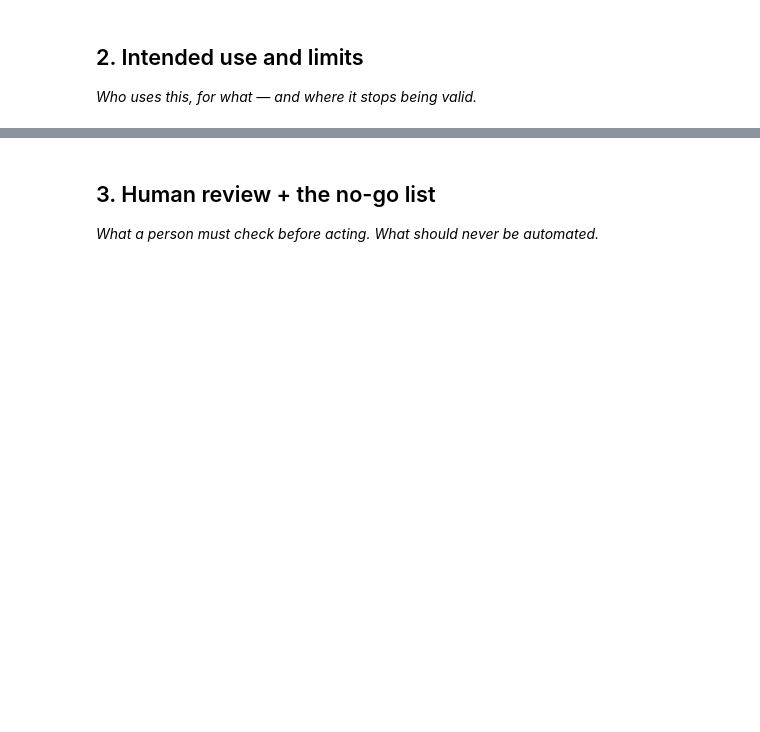
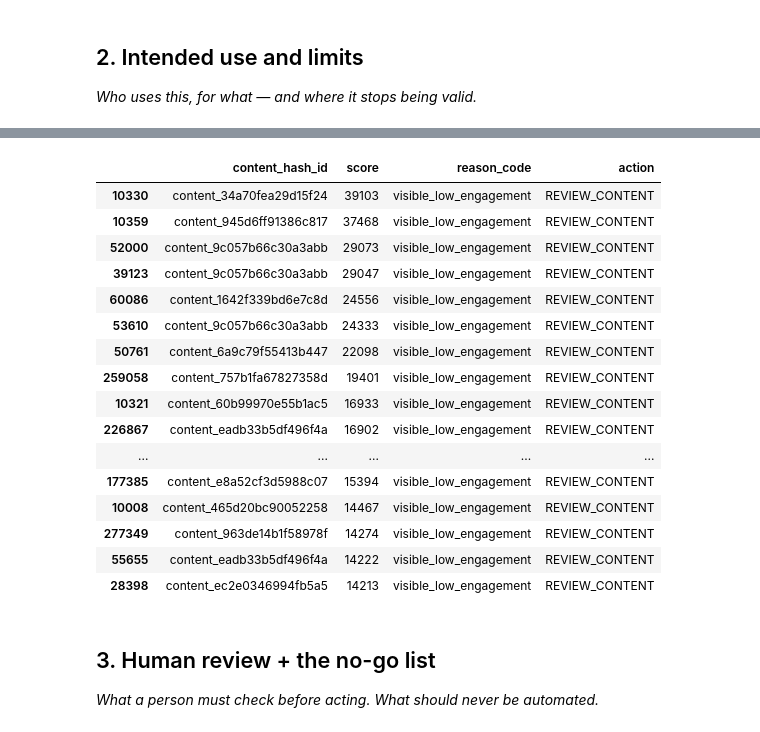
Before and after one commit to MUKUL-TIWARI/flyrank-ml-internship, a Jupyter notebook: work/notebooks/w07_action_playbook.ipynb, the cells around one changed output, grey strips where cells are left out. Drawn from its saved outputs; the diff is of its cells as text; code cells hidden in the pictures; blank space fills up the shorter version.

```diff
--- a/work/notebooks/w07_action_playbook.ipynb
+++ b/work/notebooks/w07_action_playbook.ipynb
@@ -23,3 +117,23 @@ This skeleton is yours to fill. Work the sections **in order** — each one has
+# %%
+queue[["content_hash_id","score","reason_code","action"]].head(20)
+# %% [output]
+|  | content_hash_id | score | reason_code | action |
+| 10330 | content_34a70fea29d15f24 | 39103 | visible_low_engagement | REVIEW_CONTENT |
+| 10359 | content_945d6ff91386c817 | 37468 | visible_low_engagement | REVIEW_CONTENT |
+| 52000 | content_9c057b66c30a3abb | 29073 | visible_low_engagement | REVIEW_CONTENT |
+| 39123 | content_9c057b66c30a3abb | 29047 | visible_low_engagement | REVIEW_CONTENT |
+| 60086 | content_1642f339bd6e7c8d | 24556 | visible_low_engagement | REVIEW_CONTENT |
+| 53610 | content_9c057b66c30a3abb | 24333 | visible_low_engagement | REVIEW_CONTENT |
+| 50761 | content_6a9c79f55413b447 | 22098 | visible_low_engagement | REVIEW_CONTENT |
+| 259058 | content_757b1fa67827358d | 19401 | visible_low_engagement | REVIEW_CONTENT |
+| 10321 | content_60b99970e55b1ac5 | 16933 | visible_low_engagement | REVIEW_CONTENT |
+| 226867 | content_eadb33b5df496f4a | 16902 | visible_low_engagement | REVIEW_CONTENT |
+| ... | ... | ... | ... | ... |
+| 177385 | content_e8a52cf3d5988c07 | 15394 | visible_low_engagement | REVIEW_CONTENT |
+| 10008 | content_465d20bc90052258 | 14467 | visible_low_engagement | REVIEW_CONTENT |
+| 277349 | content_963de14b1f58978f | 14274 | visible_low_engagement | REVIEW_CONTENT |
+| 55655 | content_eadb33b5df496f4a | 14222 | visible_low_engagement | REVIEW_CONTENT |
+| 28398 | content_ec2e0346994fb5a5 | 14213 | visible_low_engagement | REVIEW_CONTENT |
 # %% [markdown]
 ## 3. Human review + the no-go list
 
```
Also changed, not shown: parts of 16 cells of this notebook.
